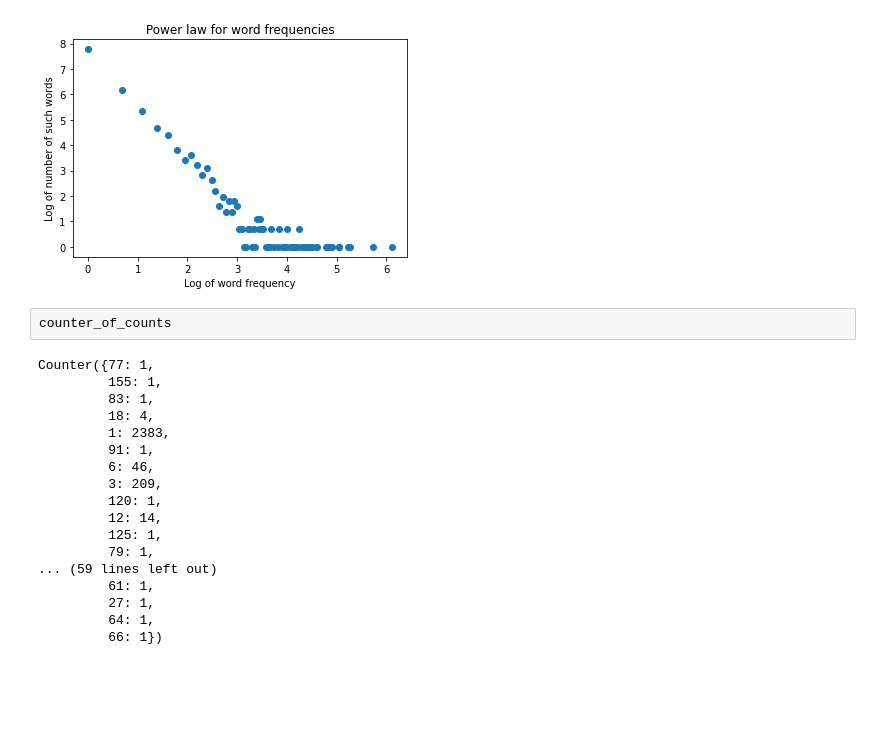
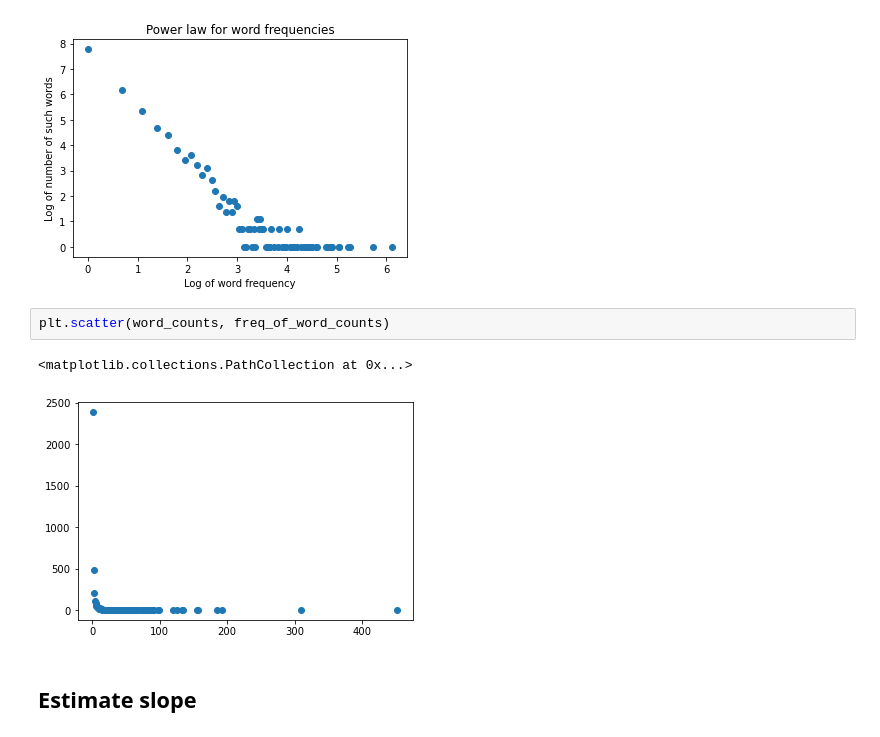
Before and after one commit to RRisto/learning, a Jupyter notebook: statistics/distributions/power_law.ipynb, the cells around one changed output. Saved outputs shown, nothing was run; the diff lists cells and outputs as text; blank space fills up the shorter version.

```diff
--- a/statistics/distributions/power_law.ipynb
+++ b/statistics/distributions/power_law.ipynb
@@ -82,23 +82,10 @@ plt.title('Power law for word frequencies')
 plt.show();
 # %% [output]
 [figure]
-# %%
-counter_of_counts
-# %% [output]
-Counter({77: 1,
-         155: 1,
-         83: 1,
-         18: 4,
-         1: 2383,
-         91: 1,
-         6: 46,
-         3: 209,
-         120: 1,
-         12: 14,
-         125: 1,
-         79: 1,
-... (59 lines left out)
-         61: 1,
-         27: 1,
-         64: 1,
-         66: 1})
+# %%
+plt.scatter(word_counts, freq_of_word_counts)
+# %% [output]
+<matplotlib.collections.PathCollection at 0x...>
+[figure, added]
+# %% [markdown]
+## Estimate slope
```
Also changed, not shown: parts of 22 cells of this notebook.
